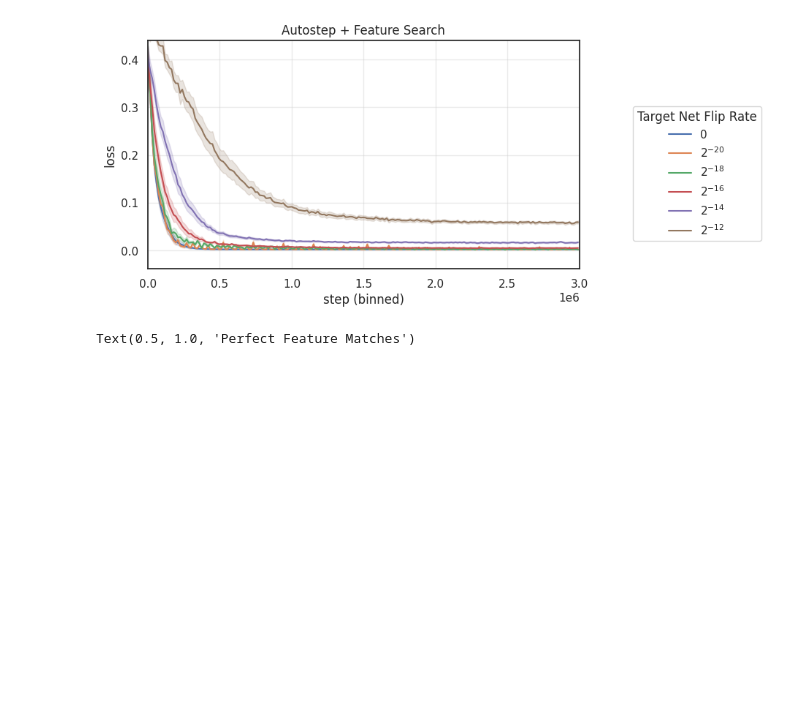
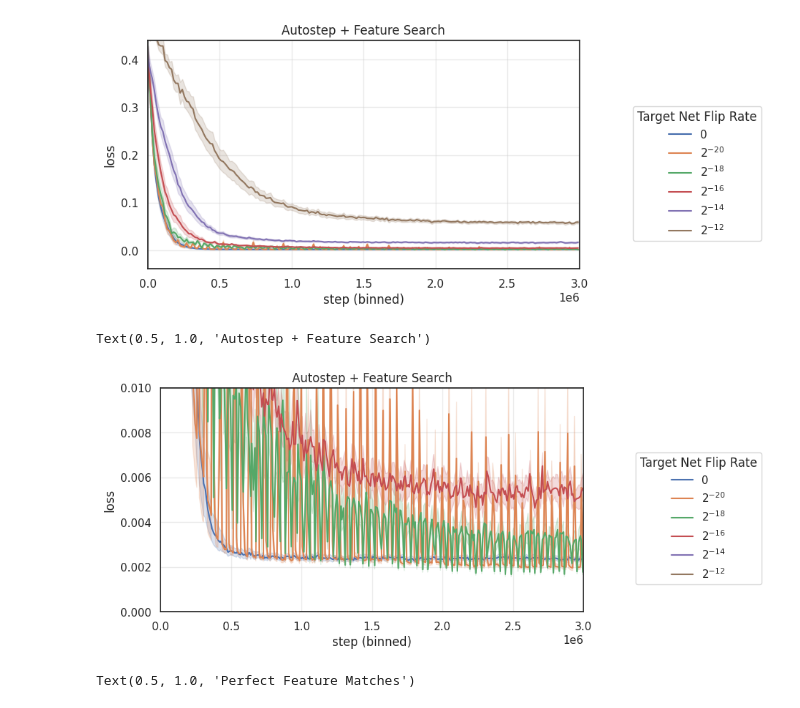
Before and after one commit to ejmejm/phd_research, a Jupyter notebook: phd/feature_search/analysis/paper_part_1_v1/part_1_results.ipynb, the cells around one changed output. Drawn from its saved outputs; the diff is of its cells as text; code cells hidden in the pictures; blank space fills up the shorter version.

Commit message:
Some plotting updates

```diff
--- a/phd/feature_search/analysis/paper_part_1_v1/part_1_results.ipynb
+++ b/phd/feature_search/analysis/paper_part_1_v1/part_1_results.ipynb
@@ -80,6 +80,22 @@ plt.title('Autostep + Feature Search')
 # %% [output]
 Text(0.5, 1.0, 'Autostep + Feature Search')
 [figure]
+# %%
+plot_learning_curves(
+    run_df = selected_run_df,
+    config_df = selected_config_df,
+    n_bins = 500,
+    figsize = (7, 4),
+    hue_col = 'task|flip_rate',
+    pow_2_legend = True,
+    legend_title = 'Target Net Flip Rate',
+    show_ci = True,
+)
+plt.ylim(0, 0.01)
+plt.title('Autostep + Feature Search')
+# %% [output]
+Text(0.5, 1.0, 'Autostep + Feature Search')
+[figure, added]
 # %%
 plot_learning_curves(
     run_df = selected_run_df,
```
Also changed, not shown: 3 other files.
